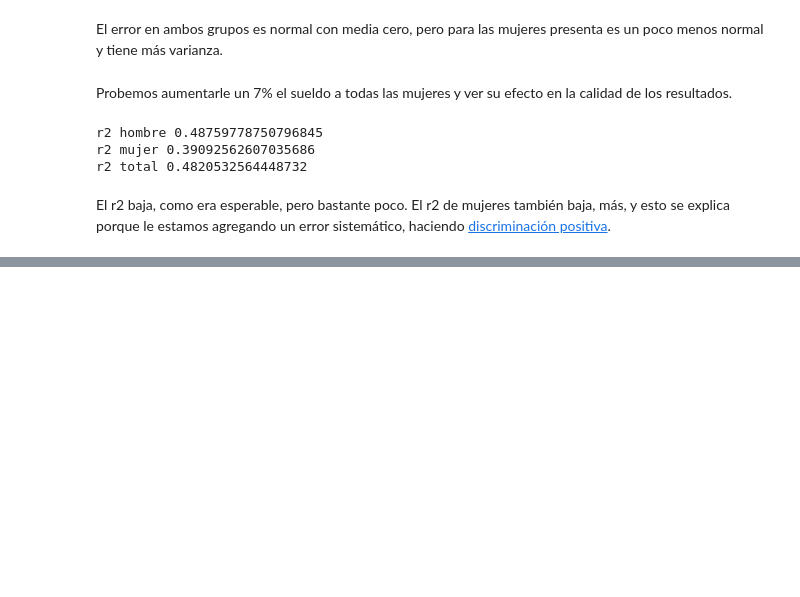
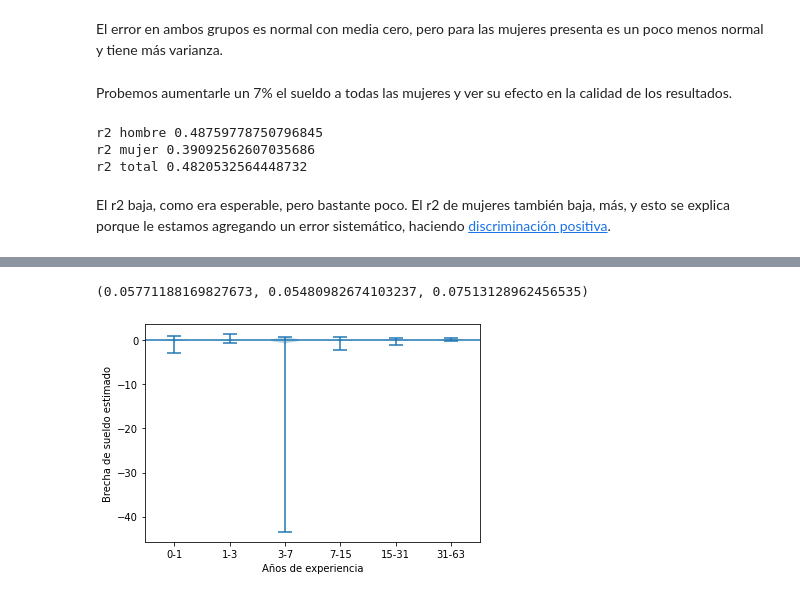
Before and after one commit to seppo0010/sysarmy-sueldos-2020.1, a Jupyter notebook: notebook/Brecha de género.ipynb, the cells around one changed output, grey strips where cells are left out. Cells and saved outputs as stored; diff of their text form; code cells hidden in the pictures; blank space fills up the shorter version.

```diff
--- a/notebook/Brecha de género.ipynb
+++ b/notebook/Brecha de género.ipynb
@@ -610,0 +615,38 @@ El r2 baja, como era esperable, pero bastante poco. El r2 de mujeres también ba
+# %%
+men_per_woman = df['Me identifico'].value_counts()['Hombre'] / df['Me identifico'].value_counts()['Mujer']
+# %%
+kf = KFold(n_splits=5, shuffle=True, random_state=99)
+kf_models = []
+for train_index, test_index in kf.split(df):
+    model = Model().fit(df.iloc[train_index], df.iloc[train_index]['Salario mensual BRUTO (en tu moneda local)'],
+                       sample_weight=df.iloc[train_index]['Me identifico'].apply(lambda g: 1.0 if g == 'Hombre' else men_per_woman))
+    df.loc[df.index[test_index], 'e_weighted(salary)'] = model.predict(df.iloc[test_index])
+    df['Me identifico'] = df['Me identifico'].apply(lambda g: {'Hombre': 'Mujer', 'Mujer': 'Hombre'}[g])
+    df.loc[df.index[test_index], 'e_gr_weighted(salary)'] = model.predict(df.iloc[test_index])
+    df['Me identifico'] = df['Me identifico'].apply(lambda g: {'Hombre': 'Mujer', 'Mujer': 'Hombre'}[g])
+    kf_models.append(model)
+df['e_h_weighted(salary)'] = df.apply(lambda row: row['e_weighted(salary)'] if row['Me identifico'] == 'Hombre' else row['e_gr_weighted(salary)'], axis=1)
+df['e_m_weighted(salary)'] = df.apply(lambda row: row['e_weighted(salary)'] if row['Me identifico'] == 'Mujer' else row['e_gr_weighted(salary)'], axis=1)
+df['e_g_diff_weighted(salary)'] = (df['e_h_weighted(salary)'] - df['e_m_weighted(salary)']) / df['e_h_weighted(salary)']
+# %%
+(
+df['e_g_diff_weighted(salary)'].mean(),
+df[(df['Me identifico'] == 'Hombre')]['e_g_diff_weighted(salary)'].mean(),
+df[(df['Me identifico'] == 'Mujer')]['e_g_diff_weighted(salary)'].mean(),
+)
+# %% [output]
+(0.05771188169827673, 0.05480982674103237, 0.07513128962456535)
+# %%
+f, axs = plt.subplots(1, 1, figsize=(6, 4))
+ax = plt.subplot(1, 1, 1)
+ax.set_ylabel('Brecha de sueldo estimado')
+ax.set_xlabel('Años de experiencia')
+ax.set_xticks([e+1 for e in exps])
+ax.set_xticklabels([f'{2**exp-1}-{2**(1+exp)-1}' for exp in exps])
+ax.axhline()
+ax.violinplot([
+    df[df['log2(exp)'] == exp]['e_g_diff_weighted(salary)'].values
+    for exp in exps
+]);
+# %% [output]
+[figure, added]
```
Also changed, not shown: parts of 7 cells of this notebook.
